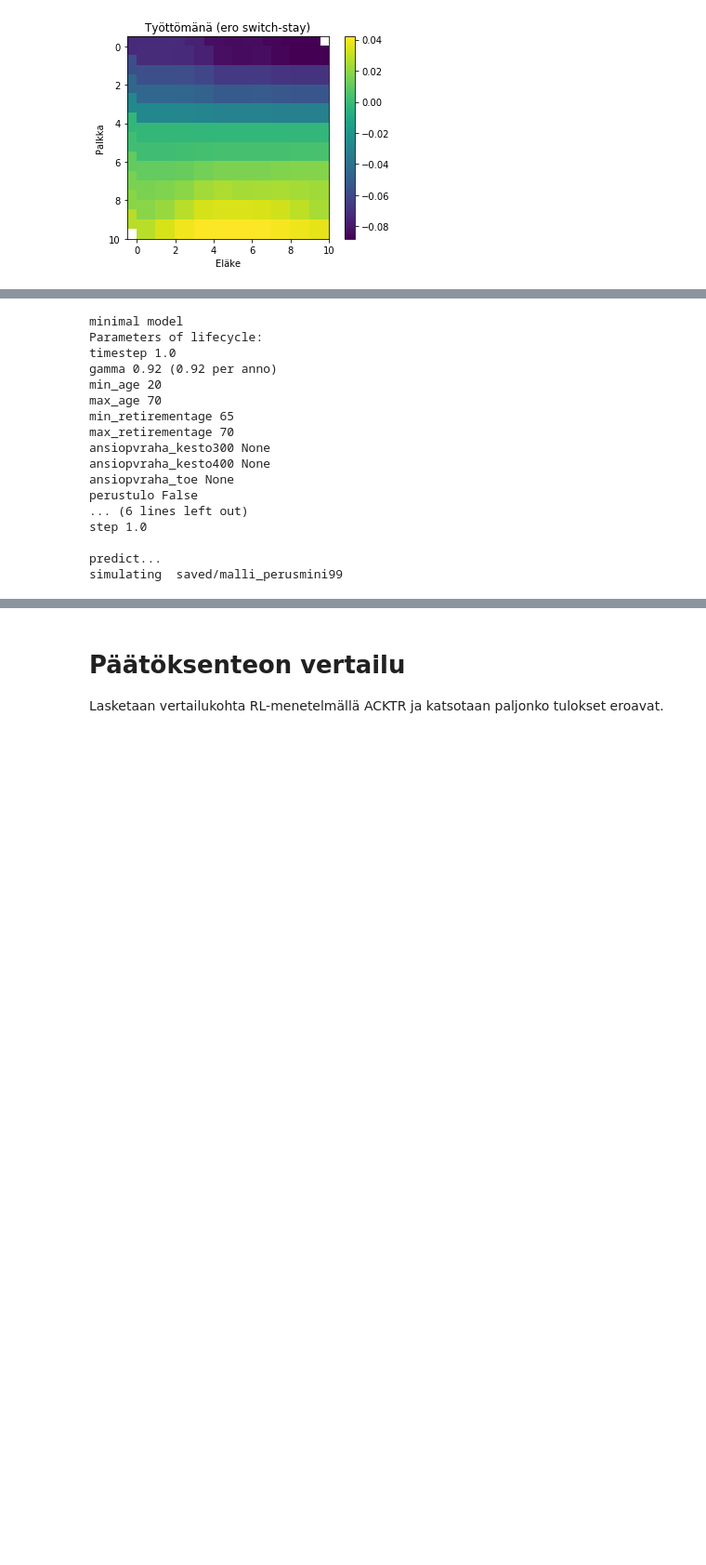
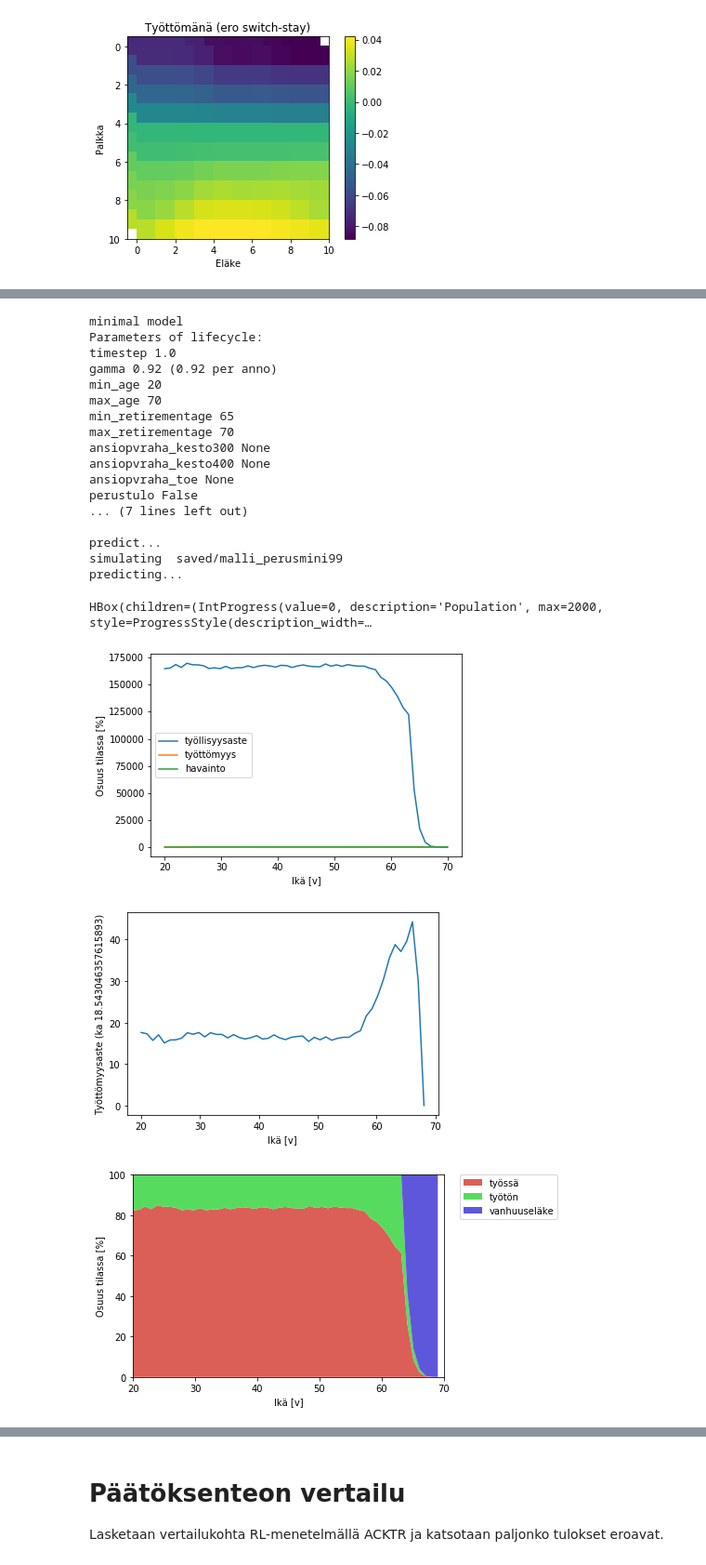
Before and after one commit to ajtanskanen/lifecycle-old-rl, a Jupyter notebook: comparing_w_dynamic_programming.ipynb, the cells around one changed output, grey strips where cells are left out. Shown at 93% size. Drawn from its saved outputs; the diff is of its cells as text; code cells hidden in the pictures; blank space fills up the shorter version.

```diff
--- a/comparing_w_dynamic_programming.ipynb
+++ b/comparing_w_dynamic_programming.ipynb
@@ -78,26 +82,30 @@ Deterministinen versio, jossa tilasiirtymät eivät ole stokastisia
 # %%
 cc6=Lifecycle(env='unemployment-v0',minimal=True,timestep=1.0,deterministic=False)
 cc6.explain()
-cc6.run_results(debug=False,steps1=2_000_000,steps2=1_000_000,pop=2_000,deterministic=False,
+cc6.run_results(debug=True,steps1=2_000_000,steps2=1_000_000,pop=2_000,deterministic=False,
                 train=False,predict=True,batch1=1,batch2=10000,save='saved/malli_perusmini99',
                 plot=True,cont=True,start_from='saved/malli_perusmini99',
                 results='results/mini_simut_res_softmax',rlmodel='small_acktr')
 cc6.render()
 # %% [output]
 minimal model
 Parameters of lifecycle:
 timestep 1.0
 gamma 0.92 (0.92 per anno)
 min_age 20
 max_age 70
 min_retirementage 65
 max_retirementage 70
 ansiopvraha_kesto300 None
 ansiopvraha_kesto400 None
 ansiopvraha_toe None
 perustulo False
-... (6 lines left out)
-step 1.0
+... (7 lines left out)
 
 predict...
 simulating  saved/malli_perusmini99
+predicting...
+HBox(children=(IntProgress(value=0, description='Population', max=2000, style=ProgressStyle(description_width=…
+[figure, added]
+[figure, added]
+[figure, added]
```
Also changed, not shown: parts of 10 cells of this notebook, 13 other files.
